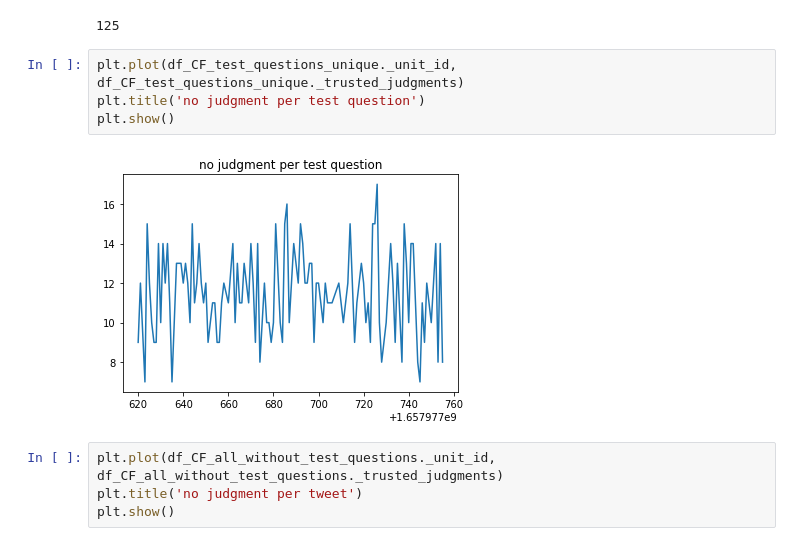
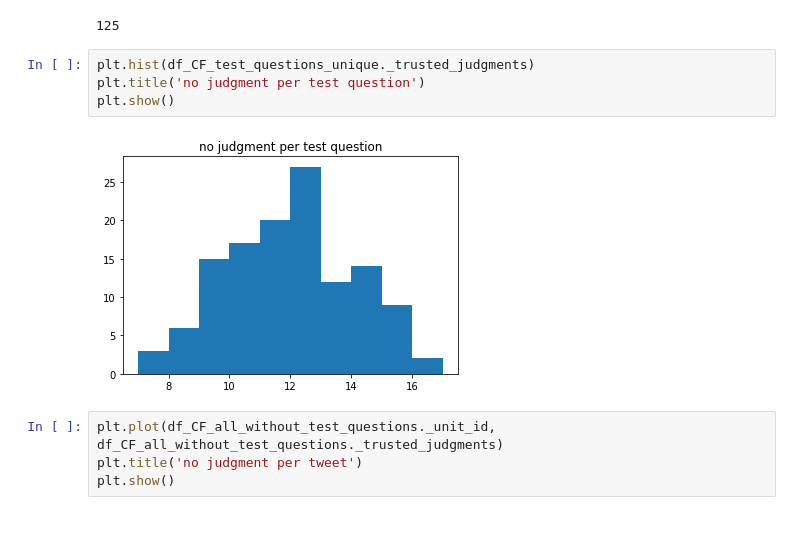
Before and after one commit to efatmae/crowdflower_basic_analytics, a Jupyter notebook: CF_aggreagte_all_report_20_05_2018_statistics.ipynb, the cells around one changed output. Drawn from its saved outputs; the diff is of its cells as text.

```diff
--- a/CF_aggreagte_all_report_20_05_2018_statistics.ipynb
+++ b/CF_aggreagte_all_report_20_05_2018_statistics.ipynb
@@ -61,11 +61,11 @@ len(df_CF_test_questions_unique)
 # %% [output]
 125
 # %%
-plt.plot(df_CF_test_questions_unique._unit_id, df_CF_test_questions_unique._trusted_judgments)
+plt.hist(df_CF_test_questions_unique._trusted_judgments)
 plt.title('no judgment per test question')
 plt.show()
 # %% [output]
-[figure, old version]
+[figure, new version]
 # %%
 plt.plot(df_CF_all_without_test_questions._unit_id, df_CF_all_without_test_questions._trusted_judgments)
 plt.title('no judgment per tweet')
```
Also changed, not shown: parts of 2 cells of this notebook, 2 other files.
